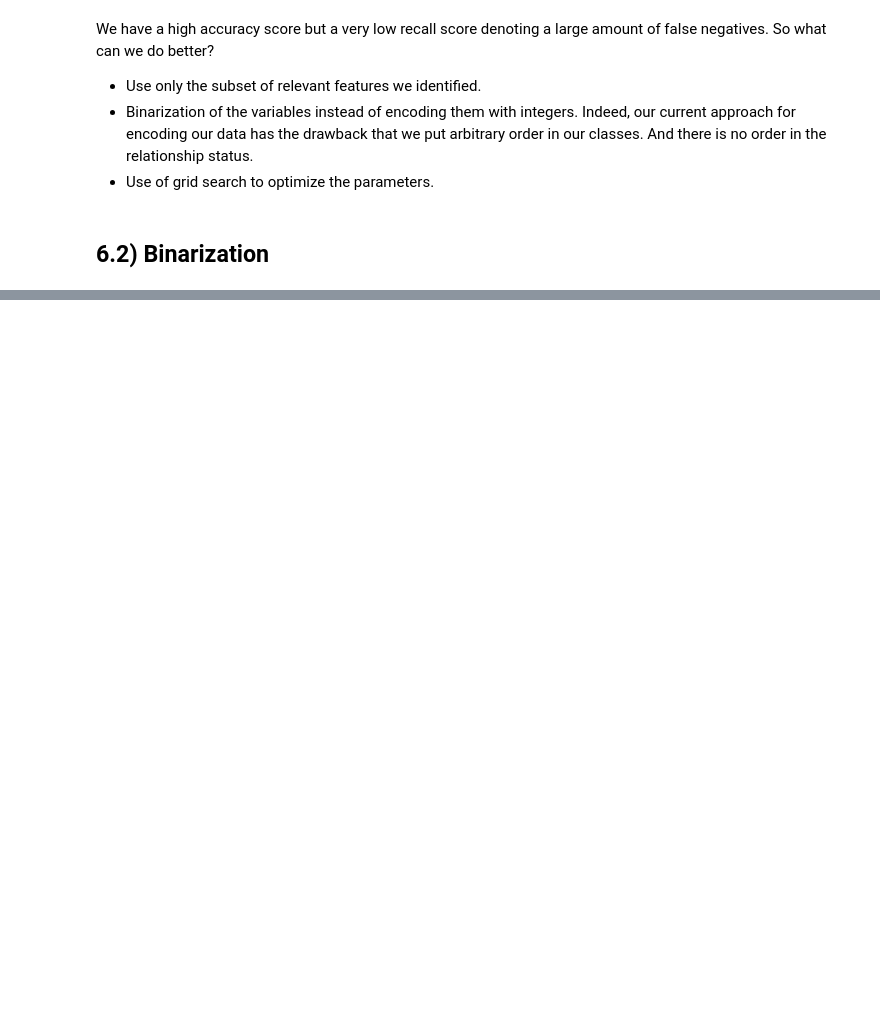
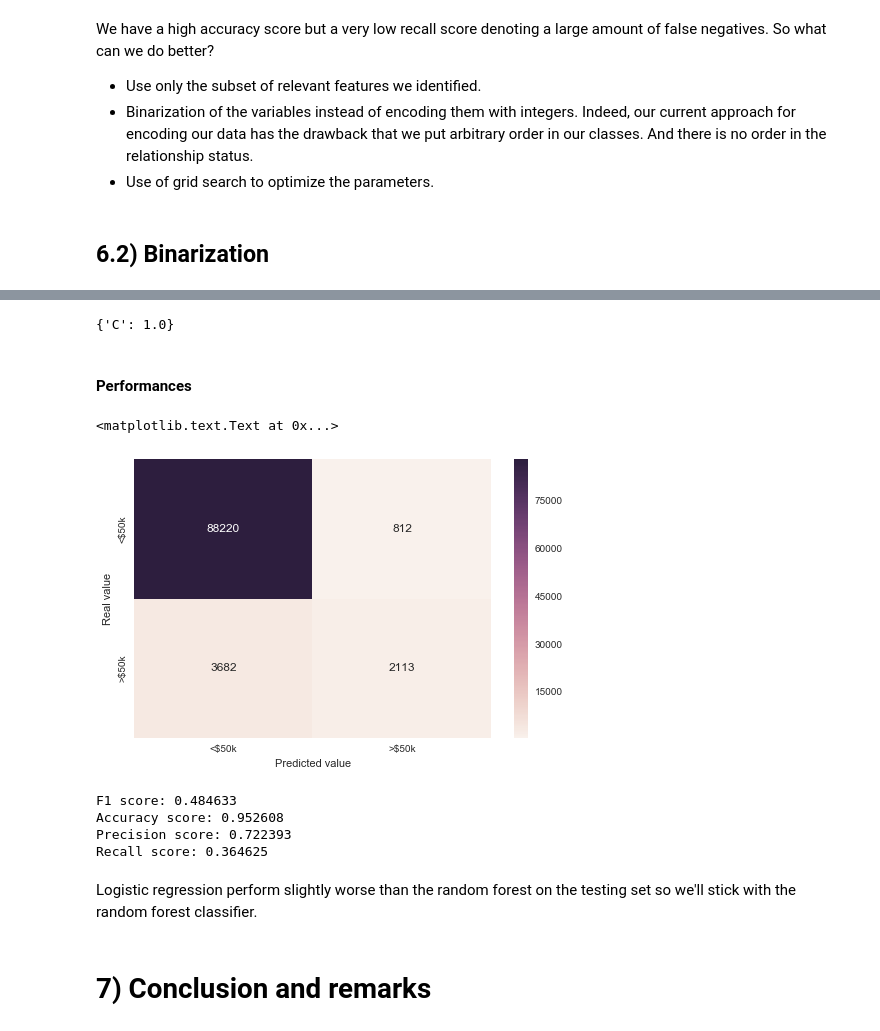
Before and after one commit to Threynaud/us_census, a Jupyter notebook: us_census_analysis.ipynb, the cells around one changed output, grey strips where cells are left out. Cells and saved outputs as stored; diff of their text form; code cells hidden in the pictures; blank space fills up the shorter version.

```diff
--- a/us_census_analysis.ipynb
+++ b/us_census_analysis.ipynb
@@ -391,0 +477,4 @@ data_test = pd.get_dummies(data_test).drop(["sex_Male", "income_- 50000."], axis
+# %%
+# Define the range of values we want to test.
+# We can only play with the regularization strength.
+param_grid_LR = {'C': 10. ** np.arange(-3, 3)}
@@ -391,0 +486,6 @@ data_test = pd.get_dummies(data_test).drop(["sex_Male", "income_- 50000."], axis
+# %%
+# Initialize the model with 3-folds cross-val
+grid_search_LR = GridSearchCV(LogisticRegression(), param_grid_LR, verbose=1, cv=3)
+# %%
+# Fit the model
+grid_search_LR.fit(X_train, y_train)
@@ -391,0 +503,32 @@ data_test = pd.get_dummies(data_test).drop(["sex_Male", "income_- 50000."], axis
+# %%
+# Best parameters
+grid_search_LR.best_params_
+# %% [output]
+{'C': 1.0}
+# %% [markdown]
+#### Performances
+# %%
+y_pred = grid_search_LR.predict(X_test)
+cm = metrics.confusion_matrix(y_test, y_pred)
+
+plt.figure(figsize=(8,5))
+sns.heatmap(cm, annot=True, fmt="d", xticklabels=["<$50k", ">$50k"], yticklabels=["<$50k", ">$50k"])
+plt.ylabel("Real value")
+plt.xlabel("Predicted value")
+# %% [output]
+<matplotlib.text.Text at 0x...>
+[figure, added]
+# %%
+print ("F1 score: %f" % metrics.f1_score(y_test, y_pred))
+print ("Accuracy score: %f" % metrics.accuracy_score(y_test, y_pred))
+print ("Precision score: %f" % metrics.precision_score(y_test, y_pred))
+print ("Recall score: %f" % metrics.recall_score(y_test, y_pred))
+# %% [output]
+F1 score: 0.484633
+Accuracy score: 0.952608
+Precision score: 0.722393
+Recall score: 0.364625
+# %% [markdown]
+Logistic regression perform slightly worse than the random forest on the testing set so we'll stick with the random forest classifier.
+# %% [markdown]
+# 7) Conclusion and remarks
```
Also changed, not shown: parts of 30 cells of this notebook, 3 other files.
